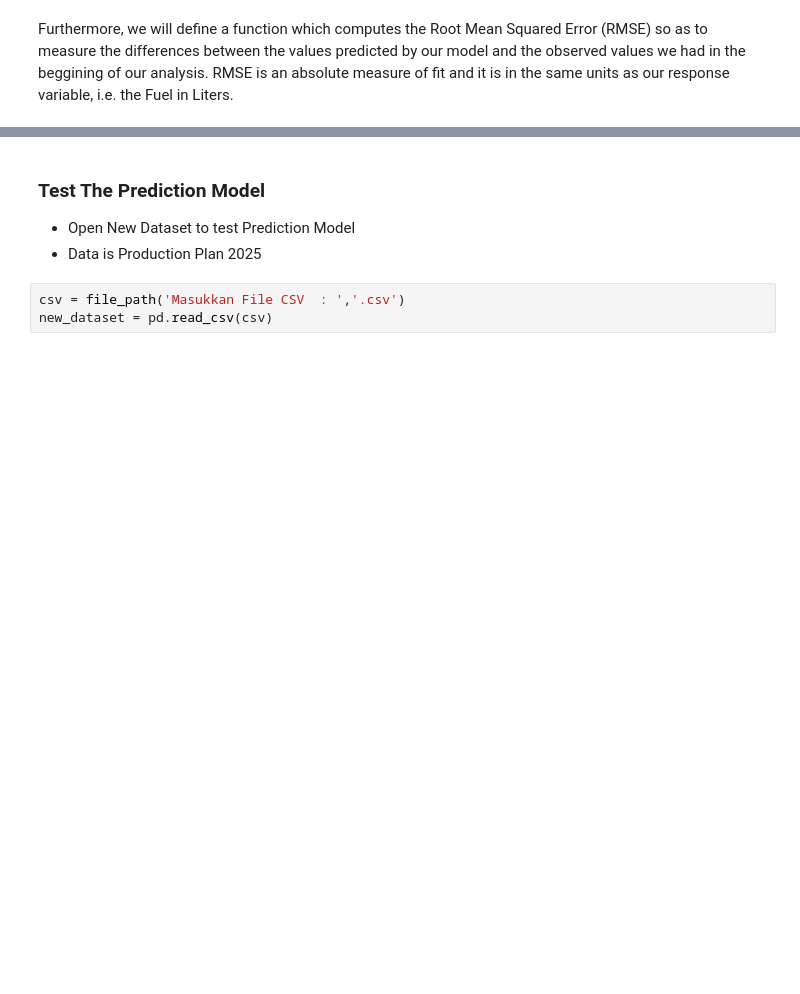
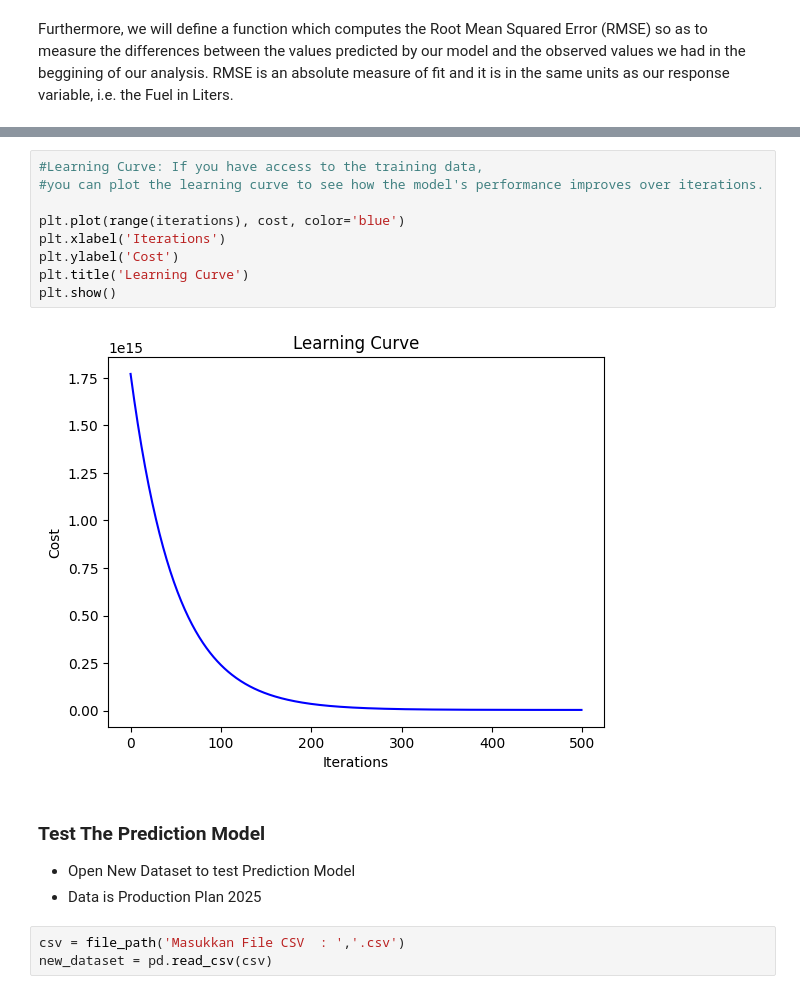
Before and after one commit to layudhi/FuelPrediction, a Jupyter notebook: A-SGTFuelPrediction.ipynb, the cells around one changed output, grey strips where cells are left out. Saved outputs shown, nothing was run; the diff lists cells and outputs as text; blank space fills up the shorter version.

```diff
--- a/A-SGTFuelPrediction.ipynb
+++ b/A-SGTFuelPrediction.ipynb
@@ -230,3 +373,14 @@ str(predictions[3].round(2))
+# %%
+#Learning Curve: If you have access to the training data,
+#you can plot the learning curve to see how the model's performance improves over iterations.
+
+plt.plot(range(iterations), cost, color='blue')
+plt.xlabel('Iterations')
+plt.ylabel('Cost')
+plt.title('Learning Curve')
+plt.show()
+# %% [output]
+[figure, added]
 # %% [markdown]
 ### Test The Prediction Model
 - Open New Dataset to test Prediction Model
```
Also changed, not shown: parts of 38 cells of this notebook, 3 other files.
